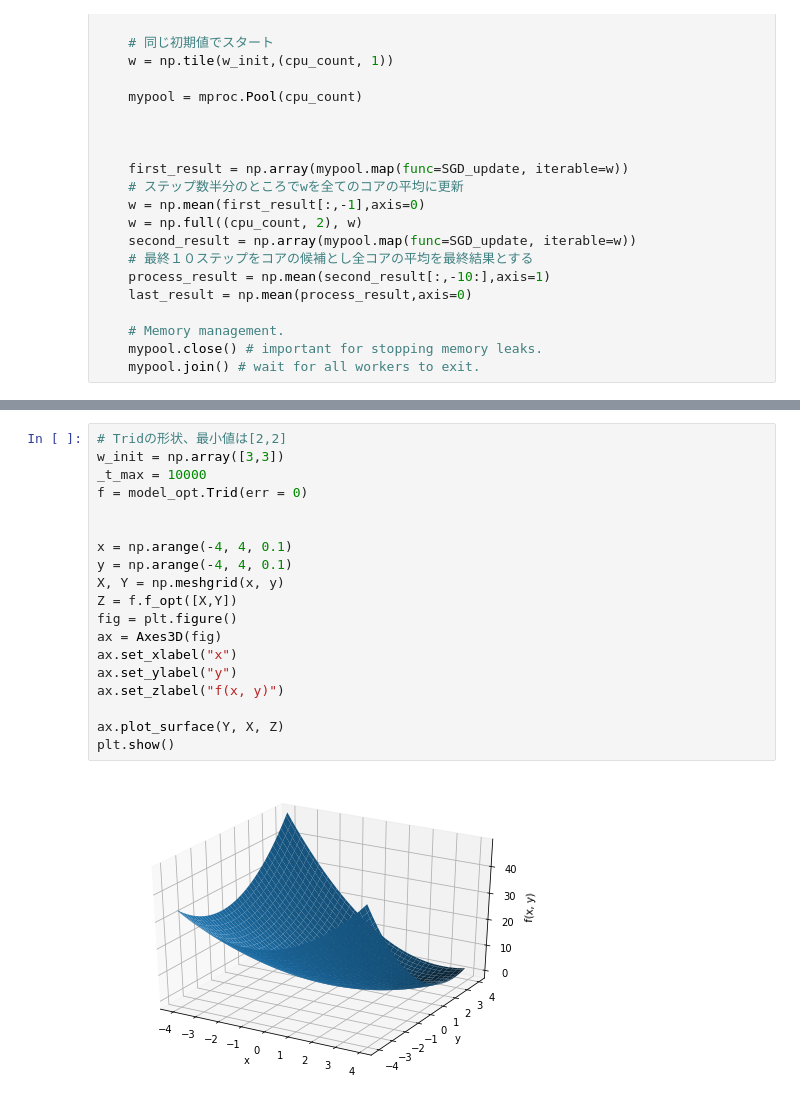
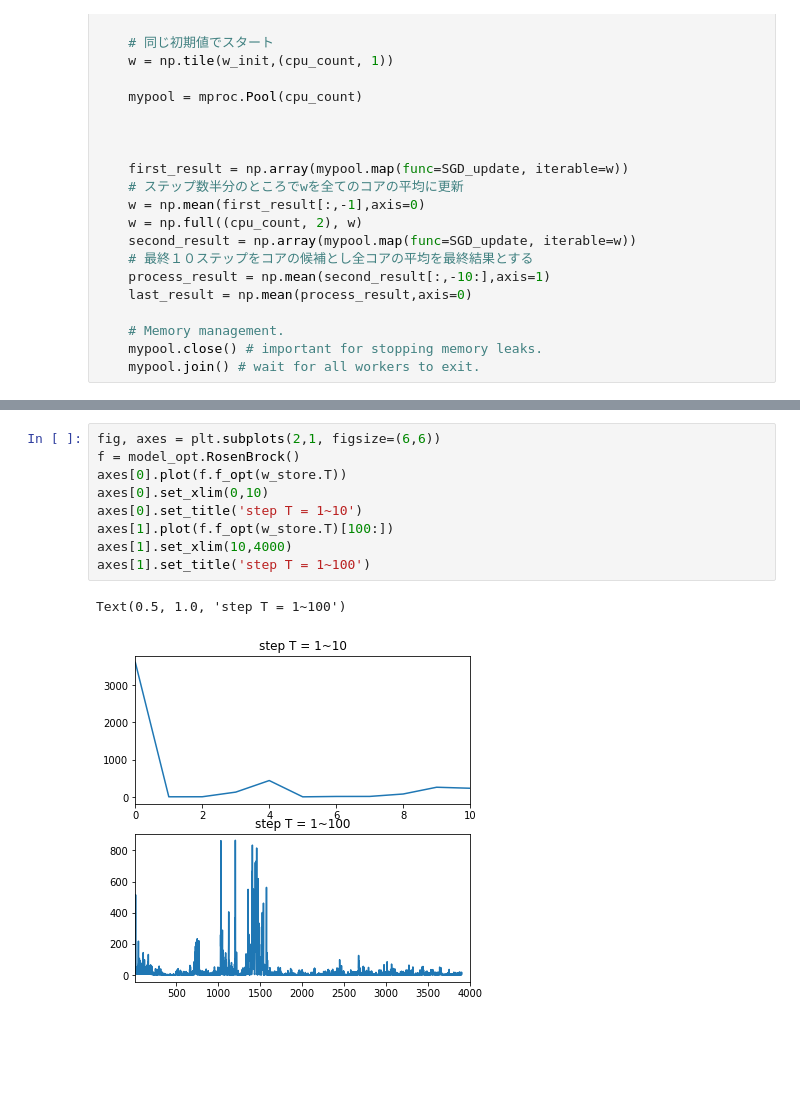
Before and after one commit to NaokiNakamichi/ML, a Jupyter notebook: GD/multiprocess_SGD.ipynb, the cells around one changed output, grey strips where cells are left out. Drawn from its saved outputs; the diff is of its cells as text; blank space fills up the shorter version.

```diff
--- a/GD/multiprocess_SGD.ipynb
+++ b/GD/multiprocess_SGD.ipynb
@@ -255,21 +251,12 @@ plt.plot(f.f_opt(w_store.T))
-# %%
-# Tridの形状、最小値は[2,2]
-w_init = np.array([3,3])
-_t_max = 10000
-f = model_opt.Trid(err = 0)
-
-
-x = np.arange(-4, 4, 0.1)
-y = np.arange(-4, 4, 0.1)
-X, Y = np.meshgrid(x, y)
-Z = f.f_opt([X,Y])
-fig = plt.figure()
-ax = Axes3D(fig)
-ax.set_xlabel("x")
-ax.set_ylabel("y")
-ax.set_zlabel("f(x, y)")
-
-ax.plot_surface(Y, X, Z)
-plt.show()
-# %% [output]
-[figure, removed]
+# %%
+fig, axes = plt.subplots(2,1, figsize=(6,6))
+f = model_opt.RosenBrock()
+axes[0].plot(f.f_opt(w_store.T))
+axes[0].set_xlim(0,10)
+axes[0].set_title('step T = 1~10')
+axes[1].plot(f.f_opt(w_store.T)[100:])
+axes[1].set_xlim(10,4000)
+axes[1].set_title('step T = 1~100')
+# %% [output]
+Text(0.5, 1.0, 'step T = 1~100')
+[figure, added]
```
Also changed, not shown: parts of 7 cells of this notebook.
